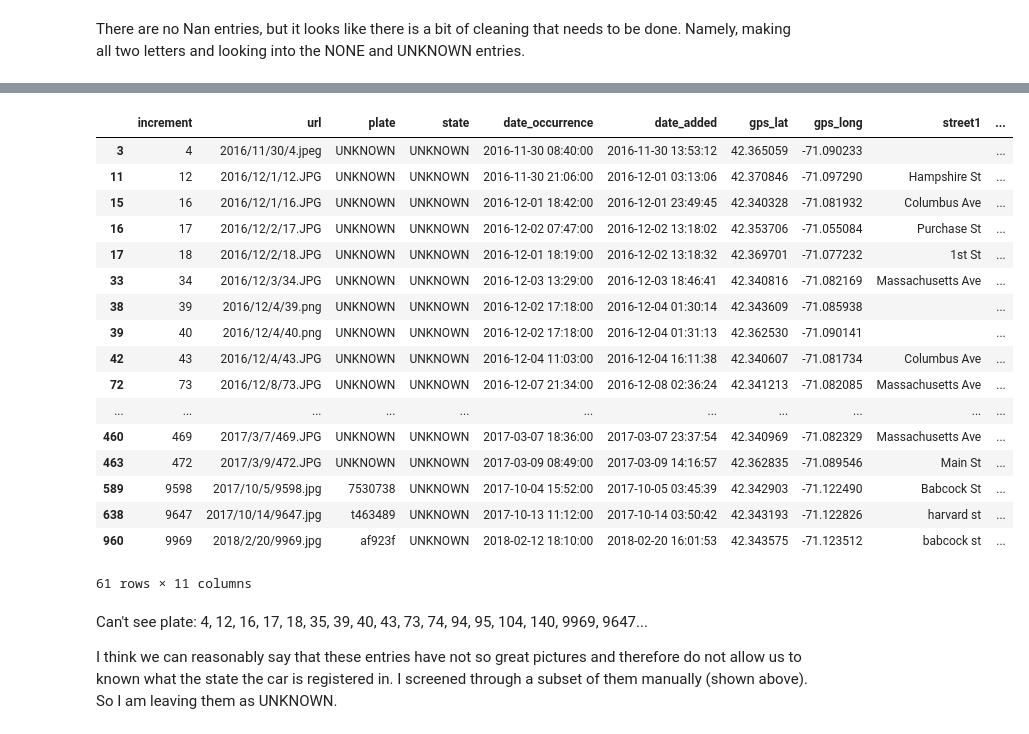
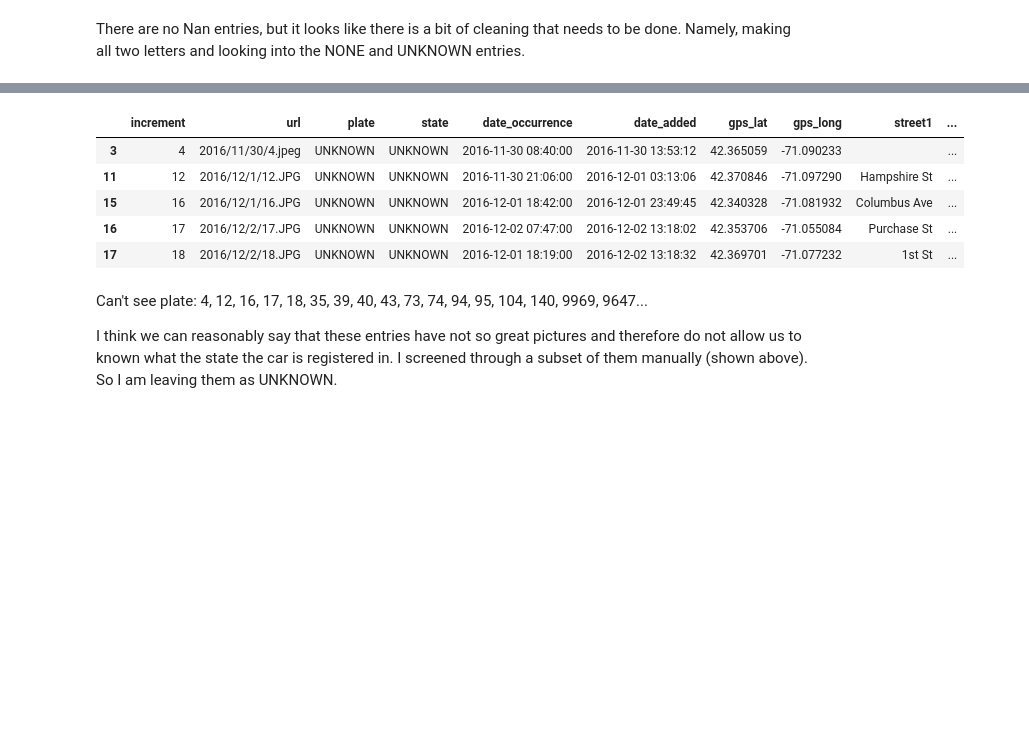
Before and after one commit to somhegyi-zz/Cars-in-Bike-Lanes-Boston, a Jupyter notebook: Cars_in_bike_lanes_boston.ipynb, the cells around one changed output, grey strips where cells are left out. Cells and saved outputs as stored; diff of their text form; code cells hidden in the pictures; blank space fills up the shorter version.

```diff
--- a/Cars_in_bike_lanes_boston.ipynb
+++ b/Cars_in_bike_lanes_boston.ipynb
@@ -277,26 +277,14 @@ Name: state, dtype: int64
 # %%
 # Fix UNKNOWN
 cars_df_st_unk = cars_df[cars_df['state'] == 'UNKNOWN']
-cars_df_st_unk
+cars_df_st_unk.head()
 # %% [output]
 |  | increment | url | plate | state | date_occurrence | date_added | gps_lat | gps_long | street1 | ... |
 | 3 | 4 | 2016/11/30/4.jpeg | UNKNOWN | UNKNOWN | 2016-11-30 08:40:00 | 2016-11-30 13:53:12 | 42.365059 | -71.090233 |  | ... |
 | 11 | 12 | 2016/12/1/12.JPG | UNKNOWN | UNKNOWN | 2016-11-30 21:06:00 | 2016-12-01 03:13:06 | 42.370846 | -71.097290 | Hampshire St | ... |
 | 15 | 16 | 2016/12/1/16.JPG | UNKNOWN | UNKNOWN | 2016-12-01 18:42:00 | 2016-12-01 23:49:45 | 42.340328 | -71.081932 | Columbus Ave | ... |
 | 16 | 17 | 2016/12/2/17.JPG | UNKNOWN | UNKNOWN | 2016-12-02 07:47:00 | 2016-12-02 13:18:02 | 42.353706 | -71.055084 | Purchase St | ... |
 | 17 | 18 | 2016/12/2/18.JPG | UNKNOWN | UNKNOWN | 2016-12-01 18:19:00 | 2016-12-02 13:18:32 | 42.369701 | -71.077232 | 1st St | ... |
-| 33 | 34 | 2016/12/3/34.JPG | UNKNOWN | UNKNOWN | 2016-12-03 13:29:00 | 2016-12-03 18:46:41 | 42.340816 | -71.082169 | Massachusetts Ave | ... |
-| 38 | 39 | 2016/12/4/39.png | UNKNOWN | UNKNOWN | 2016-12-02 17:18:00 | 2016-12-04 01:30:14 | 42.343609 | -71.085938 |  | ... |
-| 39 | 40 | 2016/12/4/40.png | UNKNOWN | UNKNOWN | 2016-12-02 17:18:00 | 2016-12-04 01:31:13 | 42.362530 | -71.090141 |  | ... |
-| 42 | 43 | 2016/12/4/43.JPG | UNKNOWN | UNKNOWN | 2016-12-04 11:03:00 | 2016-12-04 16:11:38 | 42.340607 | -71.081734 | Columbus Ave | ... |
-| 72 | 73 | 2016/12/8/73.JPG | UNKNOWN | UNKNOWN | 2016-12-07 21:34:00 | 2016-12-08 02:36:24 | 42.341213 | -71.082085 | Massachusetts Ave | ... |
-| ... | ... | ... | ... | ... | ... | ... | ... | ... | ... | ... |
-| 460 | 469 | 2017/3/7/469.JPG | UNKNOWN | UNKNOWN | 2017-03-07 18:36:00 | 2017-03-07 23:37:54 | 42.340969 | -71.082329 | Massachusetts Ave | ... |
-| 463 | 472 | 2017/3/9/472.JPG | UNKNOWN | UNKNOWN | 2017-03-09 08:49:00 | 2017-03-09 14:16:57 | 42.362835 | -71.089546 | Main St | ... |
-| 589 | 9598 | 2017/10/5/9598.jpg | 7530738 | UNKNOWN | 2017-10-04 15:52:00 | 2017-10-05 03:45:39 | 42.342903 | -71.122490 | Babcock St | ... |
-| 638 | 9647 | 2017/10/14/9647.jpg | t463489 | UNKNOWN | 2017-10-13 11:12:00 | 2017-10-14 03:50:42 | 42.343193 | -71.122826 | harvard st | ... |
-| 960 | 9969 | 2018/2/20/9969.jpg | af923f | UNKNOWN | 2018-02-12 18:10:00 | 2018-02-20 16:01:53 | 42.343575 | -71.123512 | babcock st | ... |
-61 rows × 11 columns
 # %% [markdown]
 Can't see plate: 4, 12, 16, 17, 18, 35, 39, 40, 43, 73, 74, 94, 95, 104, 140, 9969, 9647...
 
```
Also changed, not shown: parts of 4 cells of this notebook.
